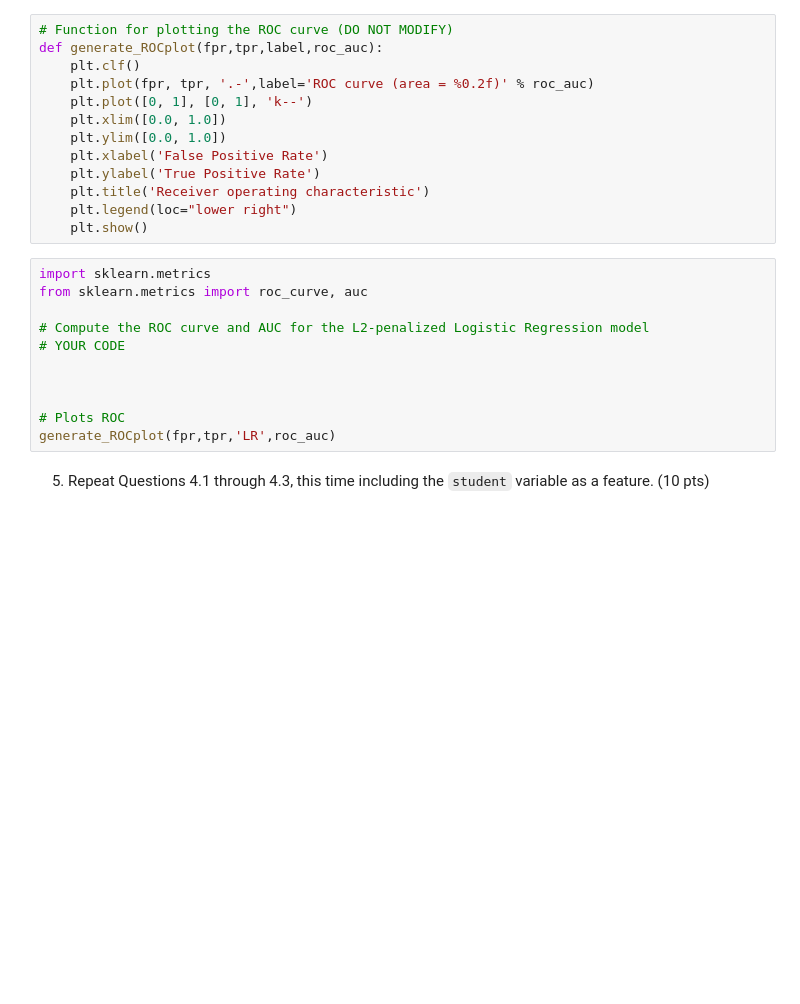
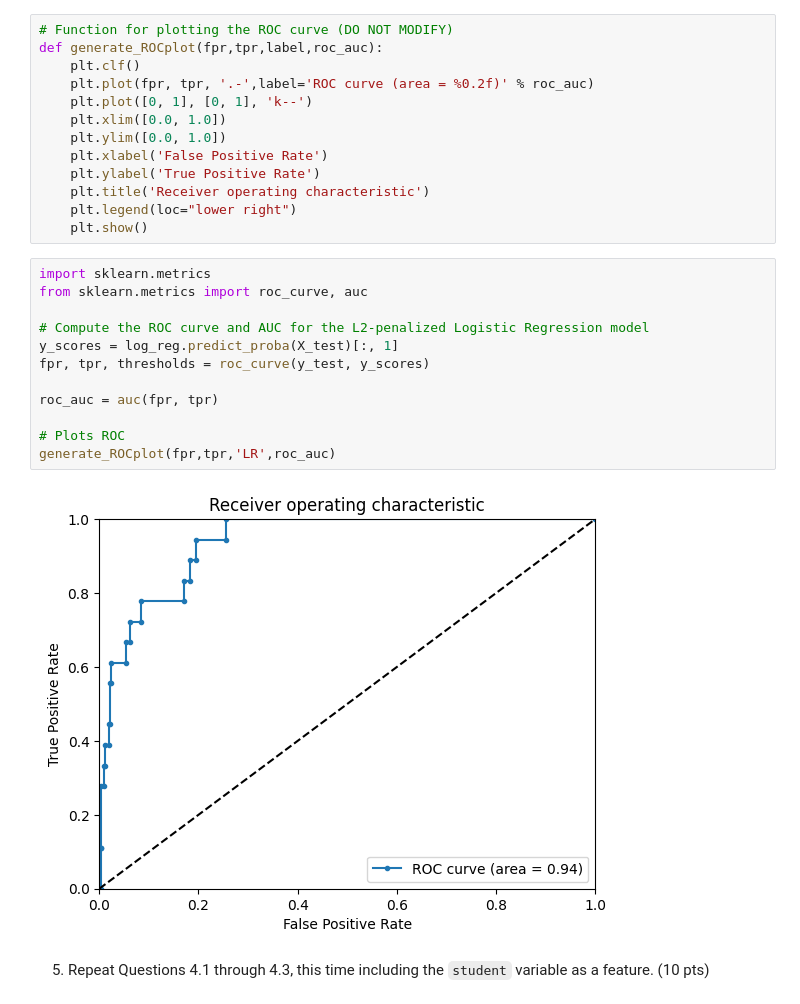
Before and after one commit to bl25845/DATA602_FardinaAlam, a Jupyter notebook: HW4/DATA_602_Homework_4_Part2_Classification.ipynb, the cells around one changed output. Drawn from its saved outputs; the diff is of its cells as text; blank space fills up the shorter version.

```diff
--- a/HW4/DATA_602_Homework_4_Part2_Classification.ipynb
+++ b/HW4/DATA_602_Homework_4_Part2_Classification.ipynb
@@ -114,14 +177,17 @@ def generate_ROCplot(fpr,tpr,label,roc_auc):
 # %%
 import sklearn.metrics
 from sklearn.metrics import roc_curve, auc
 
 # Compute the ROC curve and AUC for the L2-penalized Logistic Regression model
-# YOUR CODE
+y_scores = log_reg.predict_proba(X_test)[:, 1]
+fpr, tpr, thresholds = roc_curve(y_test, y_scores)
 
-
+roc_auc = auc(fpr, tpr)
 
 # Plots ROC
 generate_ROCplot(fpr,tpr,'LR',roc_auc)
+# %% [output]
+[figure, added]
 # %% [markdown]
 5) Repeat Questions 4.1 through 4.3, this time including the `student` variable as a feature. (10 pts)
 # %%
```
Also changed, not shown: parts of 16 cells of this notebook, 1 other file.
